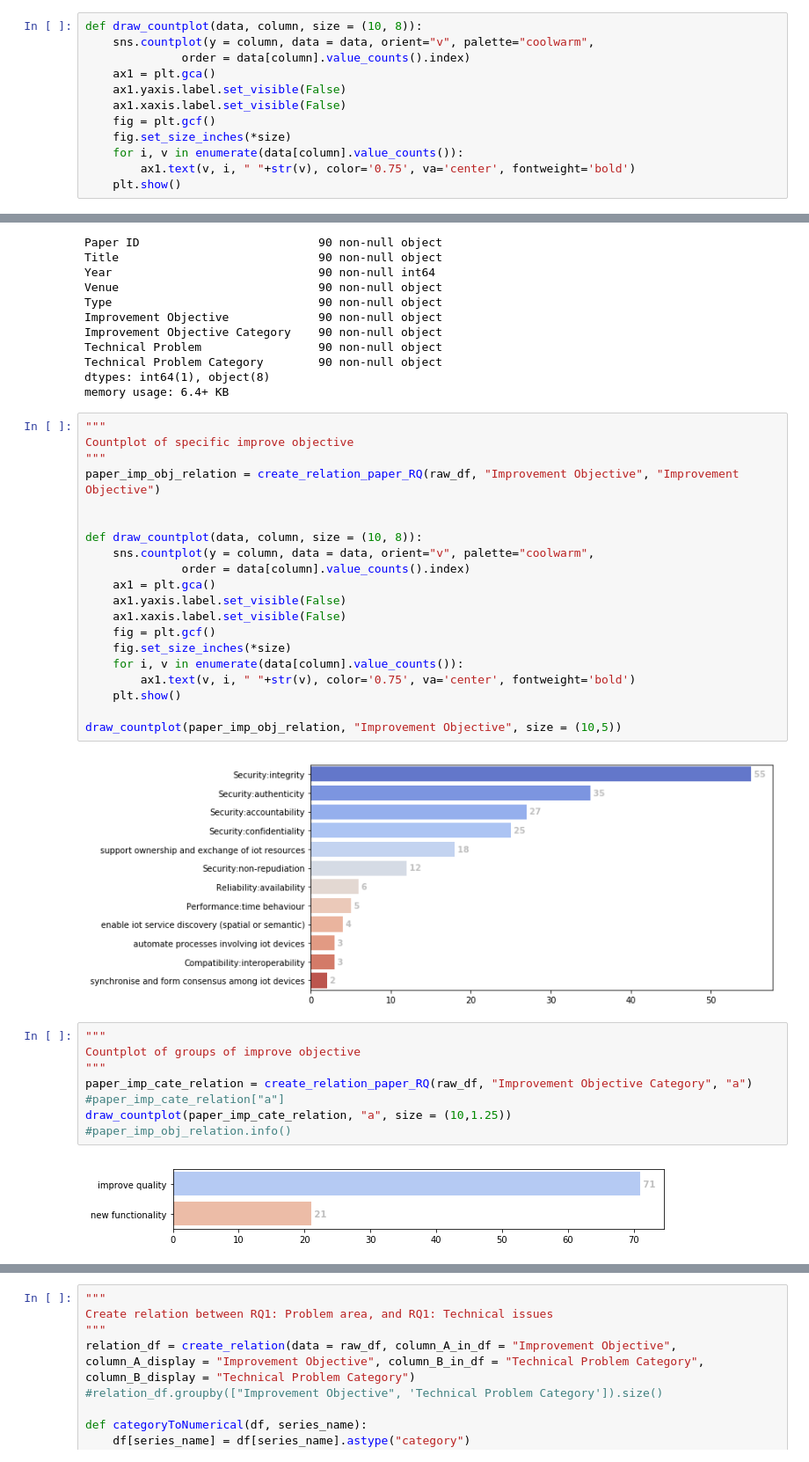
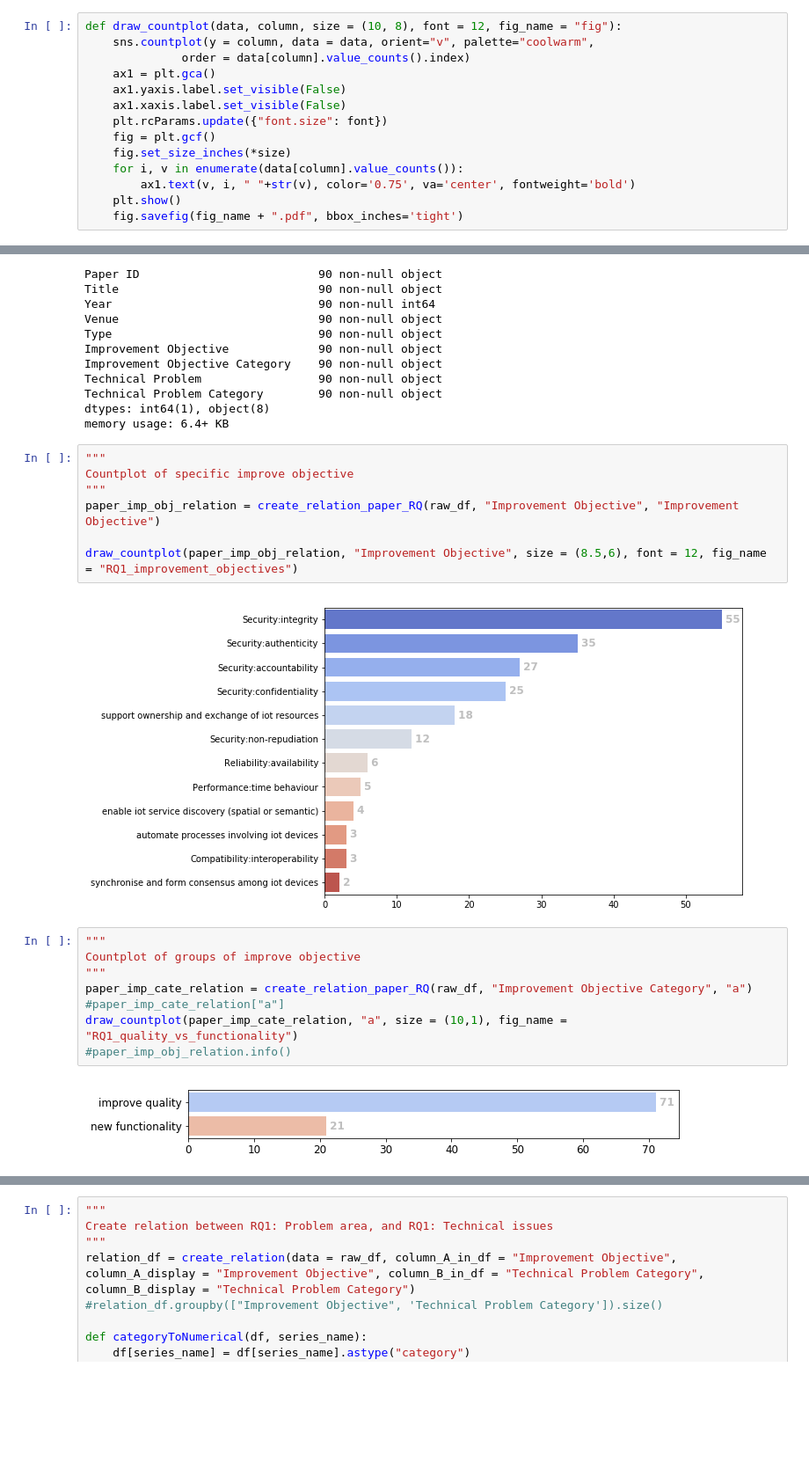
Before and after one commit to nguyentran0212/BC_IoT_SLR, a Jupyter notebook: DataExtraction/Extracted Data/BC_SLR_AVIZ_tool.ipynb, the cells around one changed output, grey strips where cells are left out. Shown at 88% size. Drawn from its saved outputs; the diff is of its cells as text; blank space fills up the shorter version.

Commit message:
Improved the data extraction and visualisation script to generate clearer figures. Finished the first version of the report.

```diff
--- a/DataExtraction/Extracted Data/BC_SLR_AVIZ_tool.ipynb
+++ b/DataExtraction/Extracted Data/BC_SLR_AVIZ_tool.ipynb
@@ -112,17 +112,19 @@ def create_relation_paper_RQ(raw_df, rq_name_in_df, rq_display_name, split_sub_a
     paper_rq_relation.sort_values(rq_display_name)
     return paper_rq_relation
 # %%
-def draw_countplot(data, column, size = (10, 8)):
+def draw_countplot(data, column, size = (10, 8), font = 12, fig_name = "fig"):
     sns.countplot(y = column, data = data, orient="v", palette="coolwarm",
               order = data[column].value_counts().index)
     ax1 = plt.gca()
     ax1.yaxis.label.set_visible(False)
     ax1.xaxis.label.set_visible(False)
+    plt.rcParams.update({"font.size": font})
     fig = plt.gcf()
     fig.set_size_inches(*size)
     for i, v in enumerate(data[column].value_counts()):
         ax1.text(v, i, " "+str(v), color='0.75', va='center', fontweight='bold')
     plt.show()
+    fig.savefig(fig_name + ".pdf", bbox_inches='tight')
 # %%
 """
 Creating relations between two RQs
@@ -213,38 +215,25 @@ Technical Problem                 90 non-null object
 Technical Problem Category        90 non-null object
 dtypes: int64(1), object(8)
 memory usage: 6.4+ KB
-# %%
-"""
-Countplot of specific improve objective
-"""
-paper_imp_obj_relation = create_relation_paper_RQ(raw_df, "Improvement Objective", "Improvement Objective")
-
-
-def draw_countplot(data, column, size = (10, 8)):
-    sns.countplot(y = column, data = data, orient="v", palette="coolwarm",
-              order = data[column].value_counts().index)
-    ax1 = plt.gca()
-    ax1.yaxis.label.set_visible(False)
-    ax1.xaxis.label.set_visible(False)
-    fig = plt.gcf()
-    fig.set_size_inches(*size)
-    for i, v in enumerate(data[column].value_counts()):
-        ax1.text(v, i, " "+str(v), color='0.75', va='center', fontweight='bold')
-    plt.show()
-
-draw_countplot(paper_imp_obj_relation, "Improvement Objective", size = (10,5))
-# %% [output]
-[figure, removed]
+# %%
+"""
+Countplot of specific improve objective
+"""
+paper_imp_obj_relation = create_relation_paper_RQ(raw_df, "Improvement Objective", "Improvement Objective")
+
+draw_countplot(paper_imp_obj_relation, "Improvement Objective", size = (8.5,6), font = 12, fig_name = "RQ1_improvement_objectives")
+# %% [output]
+[figure, added]
 # %%
 """
 Countplot of groups of improve objective
 """
 paper_imp_cate_relation = create_relation_paper_RQ(raw_df, "Improvement Objective Category", "a")
 #paper_imp_cate_relation["a"]
-draw_countplot(paper_imp_cate_relation, "a", size = (10,1.25))
+draw_countplot(paper_imp_cate_relation, "a", size = (10,1), fig_name = "RQ1_quality_vs_functionality")
 #paper_imp_obj_relation.info()
 # %% [output]
-[figure, old version]
+[figure, new version]
 # %%
 """
 Countplot of technical issues
```
Also changed, not shown: parts of 11 cells of this notebook, 7 other files.
